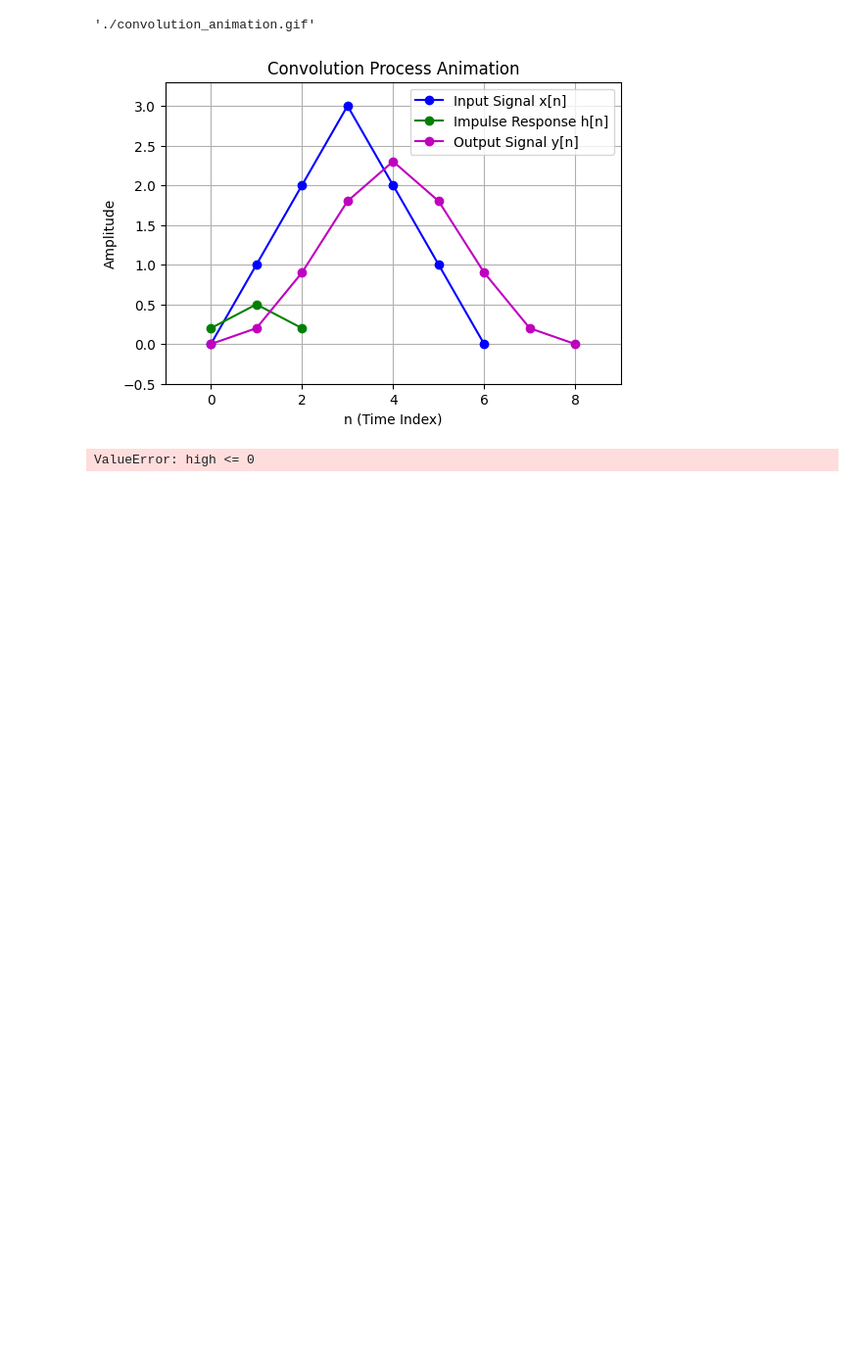
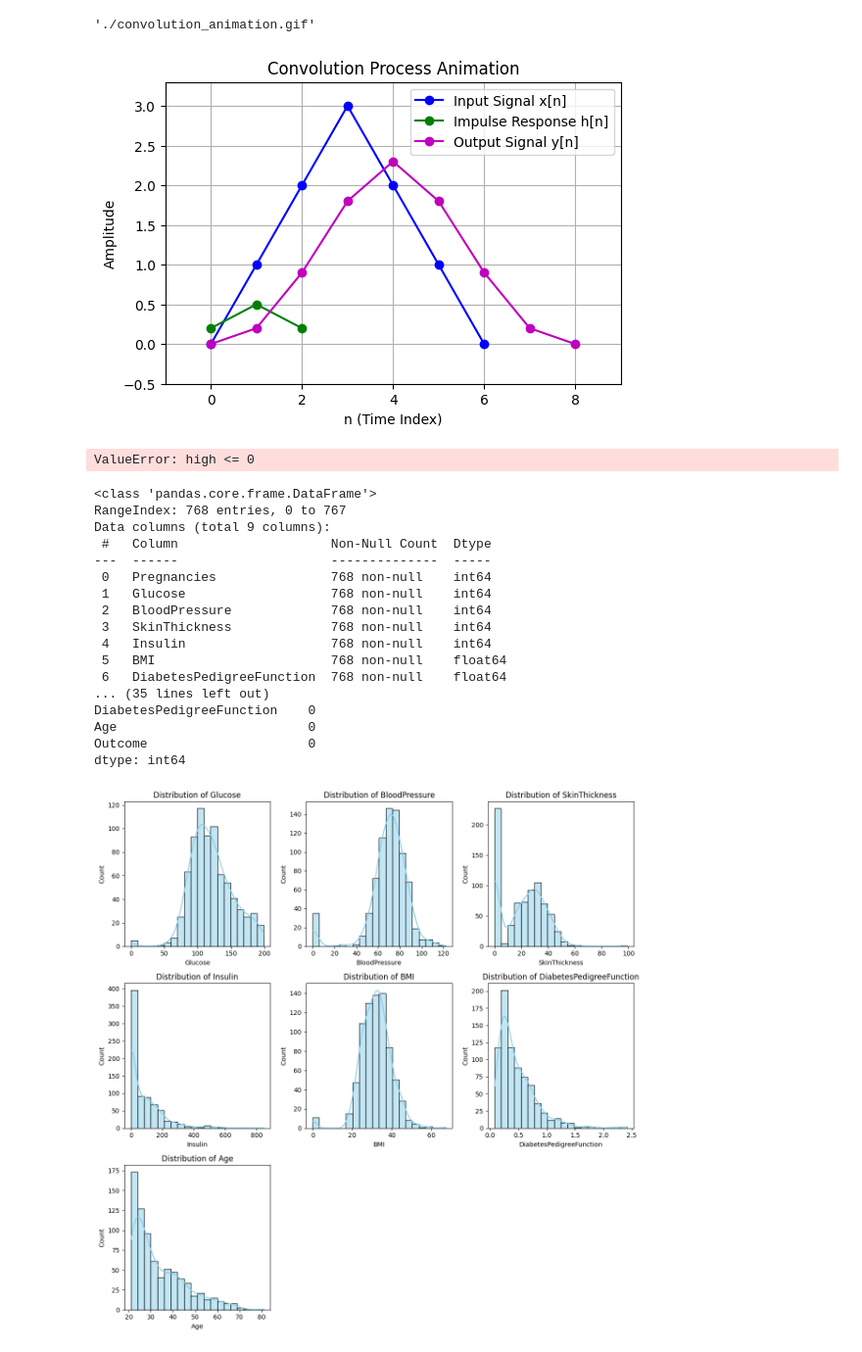
Before and after one commit to PabloCaicedoR/pablocaicedor.github.io, a Jupyter notebook: codigo/preparing_slides.ipynb, the cells around one changed output. Shown at 98% size. Saved outputs shown, nothing was run; the diff lists cells and outputs as text; code cells hidden in the pictures; blank space fills up the shorter version.

```diff
--- a/codigo/preparing_slides.ipynb
+++ b/codigo/preparing_slides.ipynb
@@ -1019,3 +1019,82 @@ plt.legend()
 plt.show()
 # %% [output]
 ValueError: high <= 0
+# %%
+import pandas as pd
+import numpy as np
+import matplotlib.pyplot as plt
+import seaborn as sns
+
+# Define the data path
+data_path = "../data/"  # Change this to the correct path if needed
+data = pd.read_csv(data_path + "diabetes.csv")
+
+# Identify variable types
+discrete_vars = ["Pregnancies"]  # Discrete numerical variable
+categorical_vars = ["Outcome"]  # Class label
+continuous_vars = [
+    col
+    for col in data.select_dtypes(include=[np.number]).columns
+    if col not in discrete_vars + ["Outcome"]
+]
+
+# Basic dataset information
+print("Dataset Information:\n", data.info())
+print("\nSummary Statistics:\n", data.describe())
+print("\nMissing Values:\n", data.isnull().sum())
+
+# Ensure numeric data and handle NaN or infinite values
+numeric_data = data.select_dtypes(include=[np.number]).dropna()
+numeric_data = numeric_data.replace([np.inf, -np.inf], np.nan).dropna()
+
+# Dynamically determine the number of rows for subplots
+num_cont_vars = len(continuous_vars)
+rows = (num_cont_vars // 3) + (num_cont_vars % 3 > 0)  # Ensures proper grid layout
+
+# Plot distributions for continuous variables
+plt.figure(figsize=(12, 4 * rows))
+for i, column in enumerate(continuous_vars, 1):
+    plt.subplot(rows, 3, i)
+    sns.histplot(numeric_data[column], kde=True, bins=20, color="skyblue")
+    plt.title(f"Distribution of {column}")
+plt.tight_layout()
+plt.show()
+
+# Plot distribution for discrete variable (Pregnancies) using a countplot
+plt.figure(figsize=(8, 4))
+sns.countplot(x="Pregnancies", data=numeric_data, palette="viridis")
+plt.title("Count of Pregnancies")
+plt.show()
+
+# Plot class distribution for Outcome
+plt.figure(figsize=(6, 4))
+sns.countplot(x="Outcome", data=data, palette="coolwarm")
+plt.title("Class Distribution of Outcome")
+plt.xlabel("Diabetes Diagnosis (0: No, 1: Yes)")
+plt.ylabel("Count")
+plt.show()
+
+# Correlation heatmap to check relationships
+plt.figure(figsize=(10, 6))
+sns.heatmap(numeric_data.corr(), annot=True, cmap="coolwarm", fmt=".2f", linewidths=0.5)
+plt.title("Feature Correlation Heatmap")
+plt.show()
+# %% [output]
+<class 'pandas.core.frame.DataFrame'>
+RangeIndex: 768 entries, 0 to 767
+Data columns (total 9 columns):
+ #   Column                    Non-Null Count  Dtype
+---  ------                    --------------  -----
+ 0   Pregnancies               768 non-null    int64
+ 1   Glucose                   768 non-null    int64
+ 2   BloodPressure             768 non-null    int64
+ 3   SkinThickness             768 non-null    int64
+ 4   Insulin                   768 non-null    int64
+ 5   BMI                       768 non-null    float64
+ 6   DiabetesPedigreeFunction  768 non-null    float64
+... (35 lines left out)
+DiabetesPedigreeFunction    0
+Age                         0
+Outcome                     0
+dtype: int64
+[figure, added]
```
Also changed, not shown: parts of 2 cells of this notebook, 3 other files.
